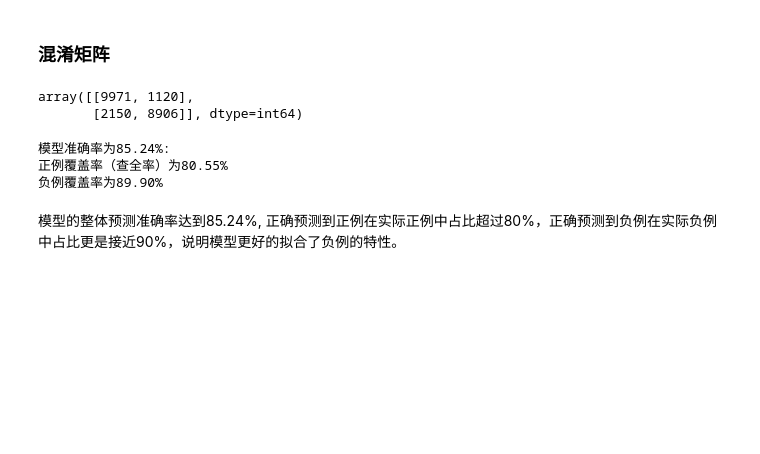
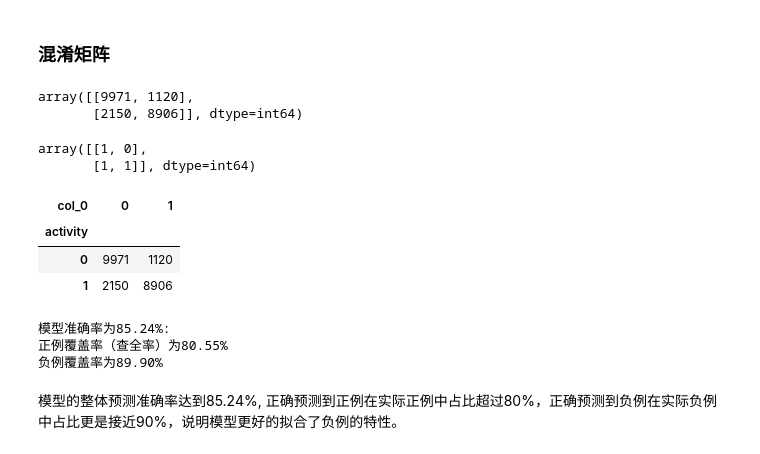
Before and after one commit to HeartSea15/DataMining, a Jupyter notebook: 数据分析与挖掘/第9章 Logistic回归分类模型/第九章 Logistic回归分类模型.ipynb, the cells around one changed output. Cells and saved outputs as stored; diff of their text form; code cells hidden in the pictures; blank space fills up the shorter version.

```diff
--- a/数据分析与挖掘/第9章 Logistic回归分类模型/第九章 Logistic回归分类模型.ipynb
+++ b/数据分析与挖掘/第9章 Logistic回归分类模型/第九章 Logistic回归分类模型.ipynb
@@ -216,6 +216,21 @@ cm
 # %% [output]
 array([[9971, 1120],
        [2150, 8906]], dtype=int64)
+# %%
+y_true = [1, 0, 1]
+y_pred = [0, 0, 1]
+metrics.confusion_matrix(y_true, y_pred, labels = [0,1])
+# 行是实际，列是预测
+# %% [output]
+array([[1, 0],
+       [1, 1]], dtype=int64)
+# %%
+pd.crosstab(y_test,sklearn_predict)
+# %% [output]
+| col_0 | 0 | 1 |
+| activity |  |  |
+| 0 | 9971 | 1120 |
+| 1 | 2150 | 8906 |
 # %%
 Accuracy = metrics.scorer.accuracy_score(y_test, sklearn_predict)
 Sensitivity = metrics.scorer.recall_score(y_test, sklearn_predict)
```
